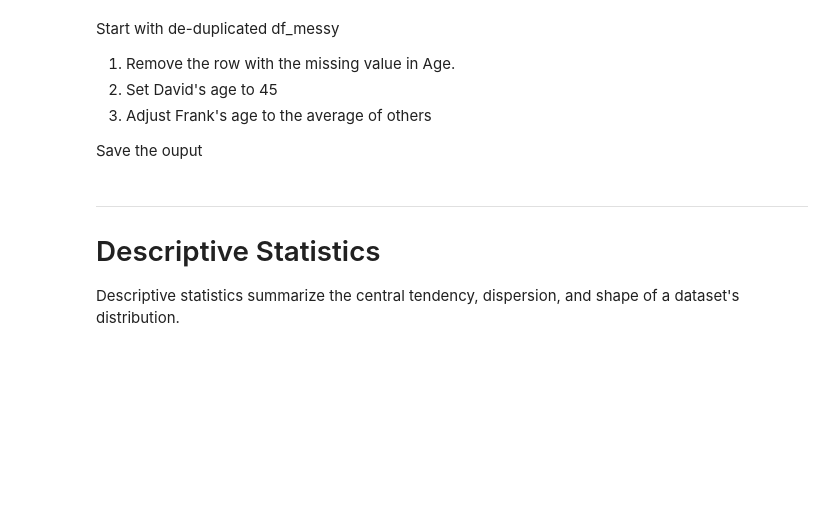
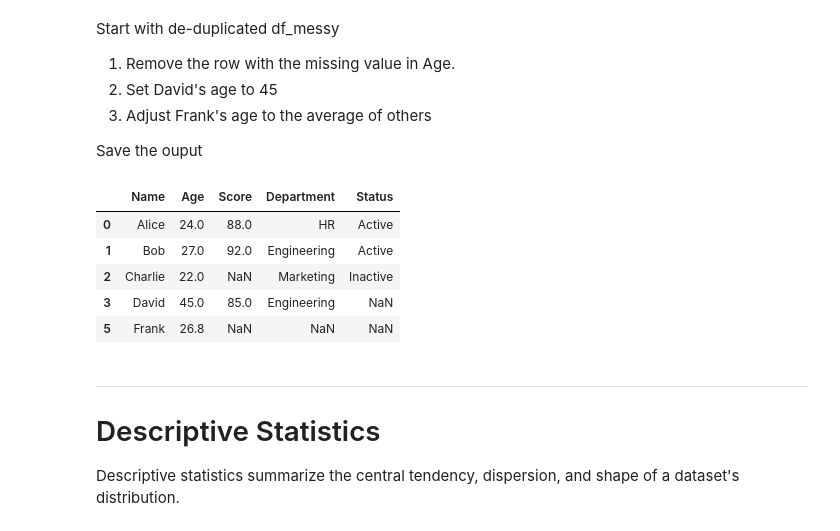
Before and after one commit to allisonvess/ANVPortfolio, a Jupyter notebook: BAN482_Data_Wrangling.ipynb, the cells around one changed output. Cells and saved outputs as stored; diff of their text form; code cells hidden in the pictures; blank space fills up the shorter version.

```diff
--- a/BAN482_Data_Wrangling.ipynb
+++ b/BAN482_Data_Wrangling.ipynb
@@ -303,6 +414,19 @@ Start with de-duplicated df_messy
 3. Adjust Frank's age to the average of others
 
 Save the ouput
+# %%
+df_messy = df.dropna(subset=['Age'])
+df_messy.loc[df_messy['Name'] == 'David', 'Age'] = 45
+mean_age = df_filled_stats['Age'].mean()
+df_messy.loc[df_messy['Name'] == 'Frank', 'Age'] = mean_age
+df_messy
+# %% [output]
+|  | Name | Age | Score | Department | Status |
+| 0 | Alice | 24.0 | 88.0 | HR | Active |
+| 1 | Bob | 27.0 | 92.0 | Engineering | Active |
+| 2 | Charlie | 22.0 | NaN | Marketing | Inactive |
+| 3 | David | 45.0 | 85.0 | Engineering | NaN |
+| 5 | Frank | 26.8 | NaN | NaN | NaN |
 # %% [markdown]
 ***
 # Descriptive Statistics
```
Also changed, not shown: parts of 15 cells of this notebook.
